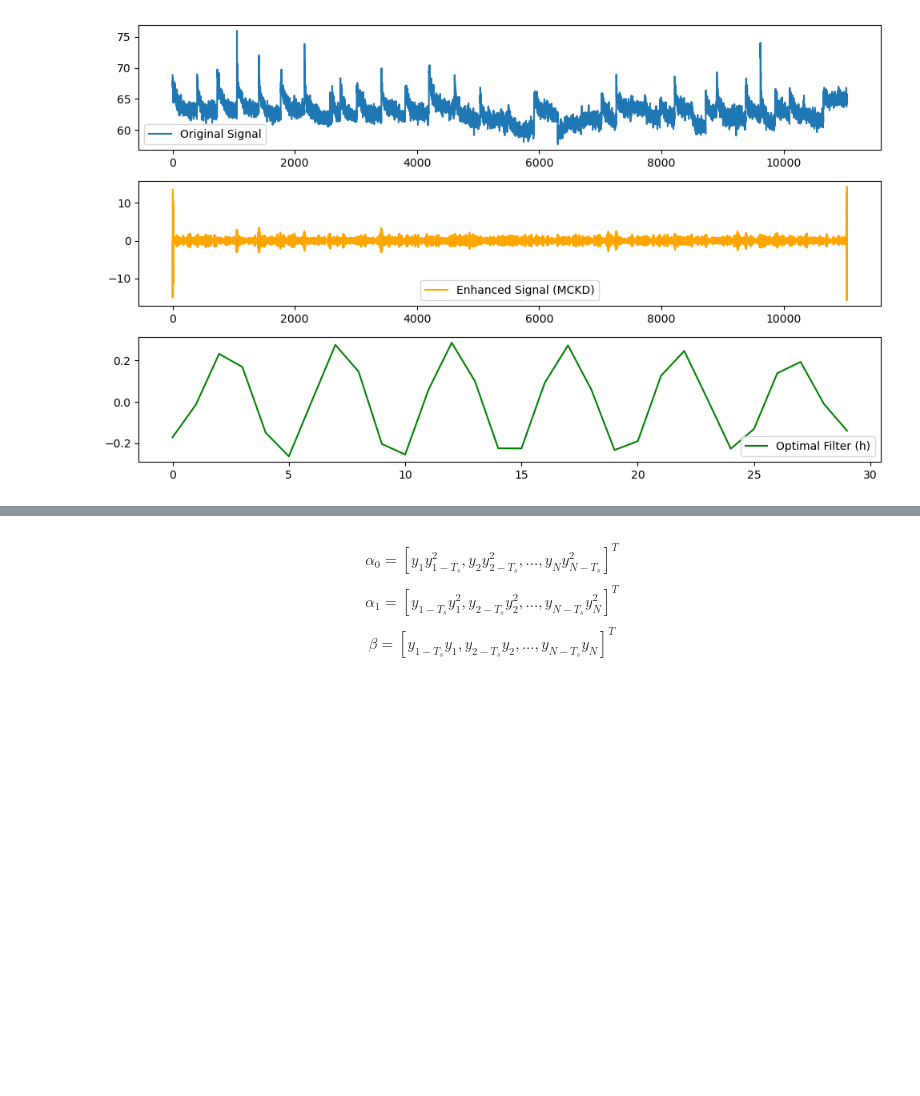
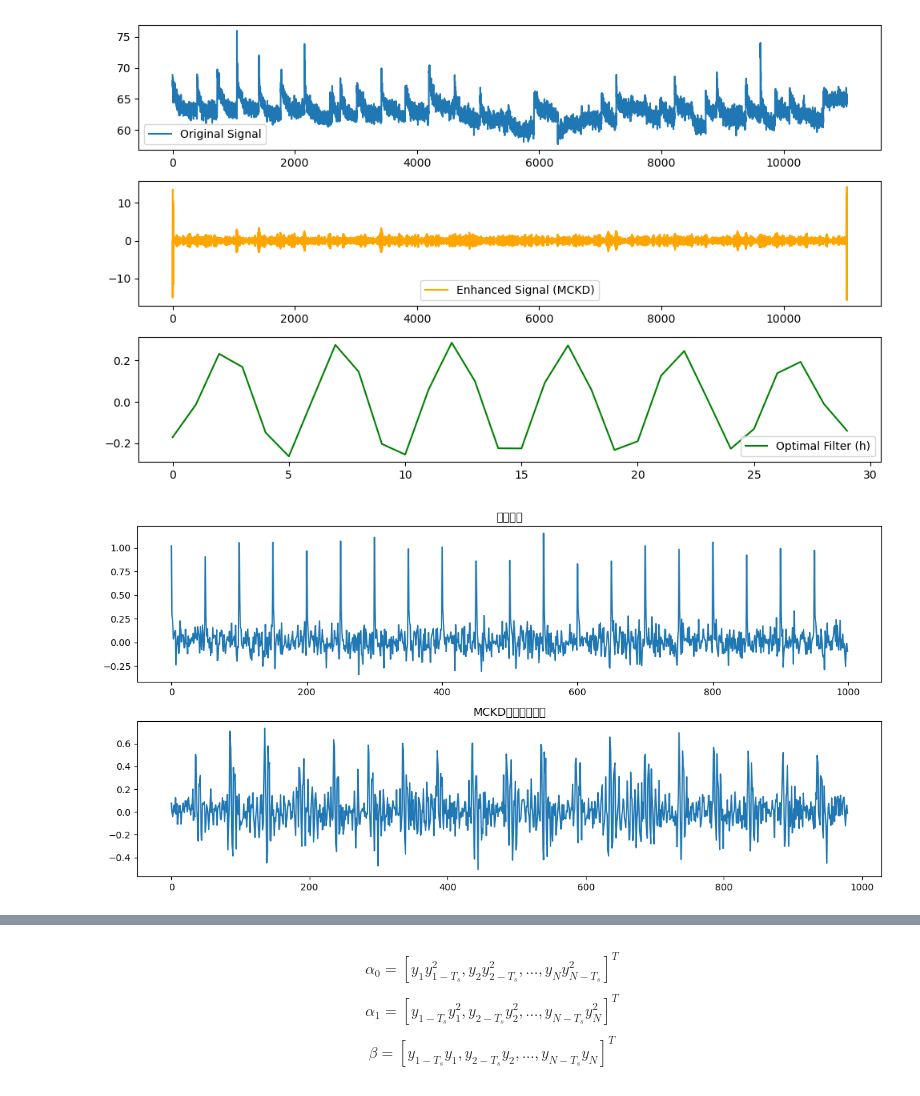
Before and after one commit to lomvix/time-serise, a Jupyter notebook: FMD_reconsitution.ipynb, the cells around one changed output, grey strips where cells are left out. Cells and saved outputs as stored; diff of their text form; code cells hidden in the pictures; blank space fills up the shorter version.

Commit message:
xxc_mckd finished

```diff
--- a/FMD_reconsitution.ipynb
+++ b/FMD_reconsitution.ipynb
@@ -223,6 +223,96 @@ if __name__ == "__main__":
     plt.show()
 # %% [output]
 [figure]
+# %%
+import numpy as np
+from scipy import signal
+
+class MCKD:
+    def __init__(self, L, T, M=2):
+        """
+        参数初始化
+        L: 滤波器长度
+        T: 周期
+        M: 移位次数
+        """
+        self.L = L
+        self.T = T
+        self.M = M
+        self.f = None
+
+    def correlated_kurtosis(self, y):
+        """计算相关峭度"""
+        N = len(y)
+        ck = 0
+        for n in range(self.M * self.T, N):
+            numerator = y[n]
+            for m in range(1, self.M + 1):
+                numerator *= y[n - m * self.T]
+            ck += numerator
+        denominator = np.power(np.mean(y**2), self.M + 1)
+        return ck / denominator
+
+    def design_filter(self, x, max_iter=100, learning_rate=0.1):
+        """设计最优滤波器"""
+        N = len(x)
+        self.f = np.zeros(self.L)
+        self.f[self.L//2] = 1  # 初始化滤波器
+
+        for _ in range(max_iter):
+            # 计算滤波后信号
+            y = signal.convolve(x, self.f, mode='valid')
+
+            # 计算梯度
+            grad = np.zeros(self.L)
+            for n in range(self.M * self.T, len(y)):
+                temp = y[n]
+                for m in range(1, self.M + 1):
+                    temp *= y[n - m * self.T]
+
+                for l in range(self.L):
+                    if n-l >= 0 and n-l < N:
+                        grad[l] += temp * x[n-l] / y[n]
+
+            # 更新滤波器系数
+            self.f += learning_rate * grad
+            self.f /= np.linalg.norm(self.f)  # 归一化
+
+    def filter(self, x):
+        """应用滤波器"""
+        if self.f is None:
+            raise ValueError("需要先调用design_filter设计滤波器")
+        return signal.convolve(x, self.f, mode='valid')
+
+# 使用示例
+if __name__ == "__main__":
+    # 生成测试信号
+    N = 1000
+    t = np.linspace(0, 1, N)
+    T = 50  # 周期
+    # 创建含有周期性冲击的信号
+    x = np.random.randn(N) * 0.1
+    for i in range(0, N, T):
+        if i+5 < N:
+            x[i:i+5] += np.exp(-np.arange(5))
+
+    # 应用MCKD
+    mckd = MCKD(L=21, T=T, M=2)
+    mckd.design_filter(x)
+    y = mckd.filter(x)
+
+    # 绘制结果
+    import matplotlib.pyplot as plt
+    plt.figure(figsize=(12, 6))
+    plt.subplot(211)
+    plt.plot(x)
+    plt.title('orginal signal')
+    plt.subplot(212)
+    plt.plot(y)
+    plt.title('MCKD enhanced signal')
+    plt.tight_layout()
+    plt.show()
+# %% [output]
+[figure, added]
 # %% [markdown]
 ![图片](formula\Nomenclature.png)
 # %% [markdown]
```
Also changed, not shown: parts of 21 cells of this notebook.
